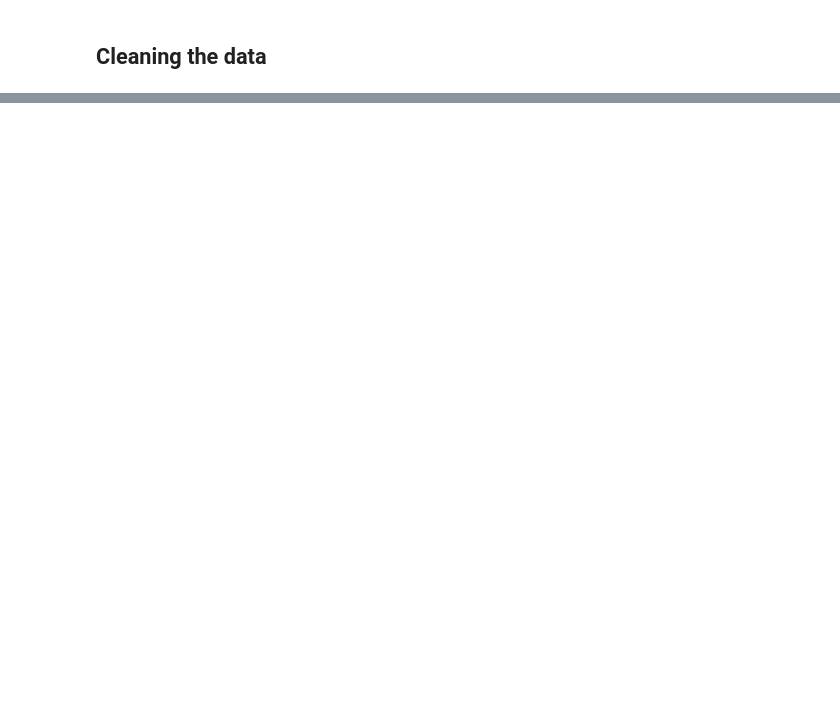
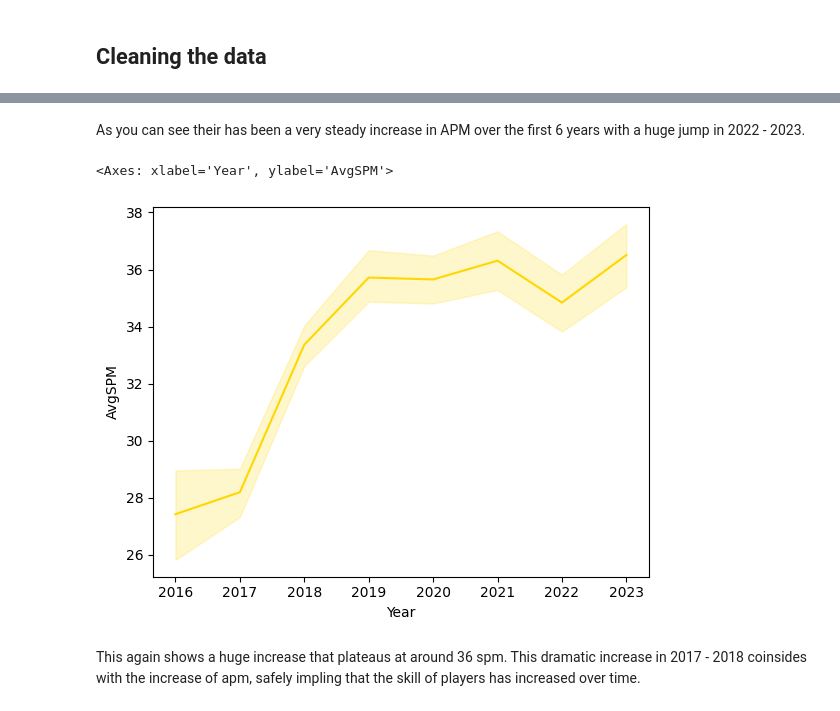
Before and after one commit to LukeLondesbrough/Python-Visualisation-Task, a Jupyter notebook: Sc2_IEM.ipynb, the cells around one changed output, grey strips where cells are left out. Cells and saved outputs as stored; diff of their text form; code cells hidden in the pictures; blank space fills up the shorter version.

Commit message:
Added info/graphs on apm and spm over time , apm distribution (by race), apm over time by race

```diff
--- a/Sc2_IEM.ipynb
+++ b/Sc2_IEM.ipynb
@@ -45,0 +79,10 @@ iem.drop(columns = "Unnamed: 0", inplace = True)
+# %% [markdown]
+As you can see their has been a very steady increase in APM over the first 6 years with a huge jump in 2022 - 2023.
+# %%
+# Lets compare this to SPM.
+sns.lineplot(x="Year" , y = "AvgSPM", color = "gold", data=iem)
+# %% [output]
+<Axes: xlabel='Year', ylabel='AvgSPM'>
+[figure, added]
+# %% [markdown]
+This again shows a huge increase that plateaus at around 36 spm. This dramatic increase in 2017 - 2018 coinsides with the increase of apm, safely impling that the skill of players has increased over time.
```
Also changed, not shown: parts of 18 cells of this notebook.
